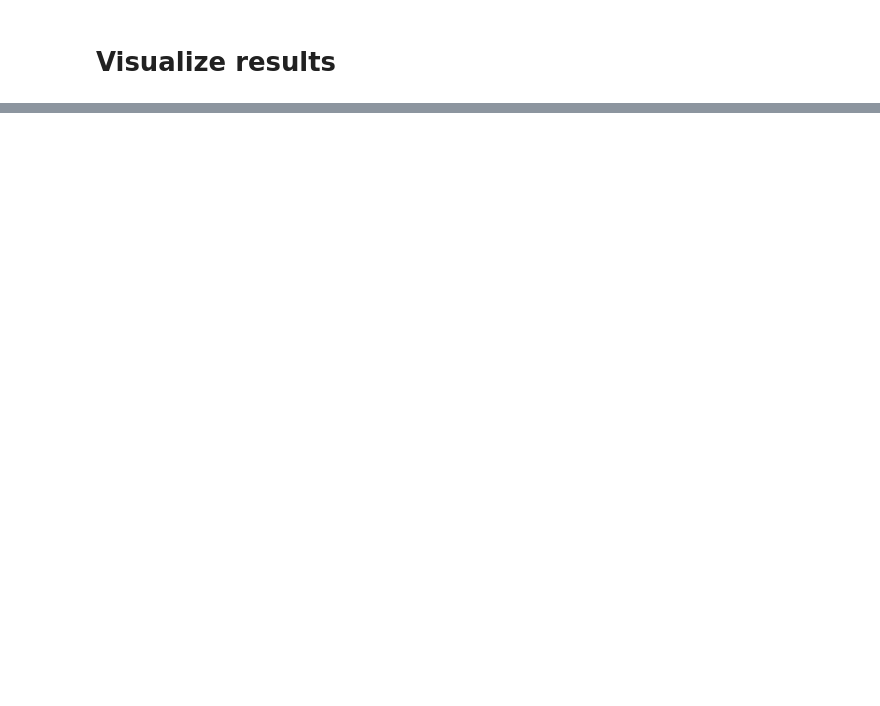
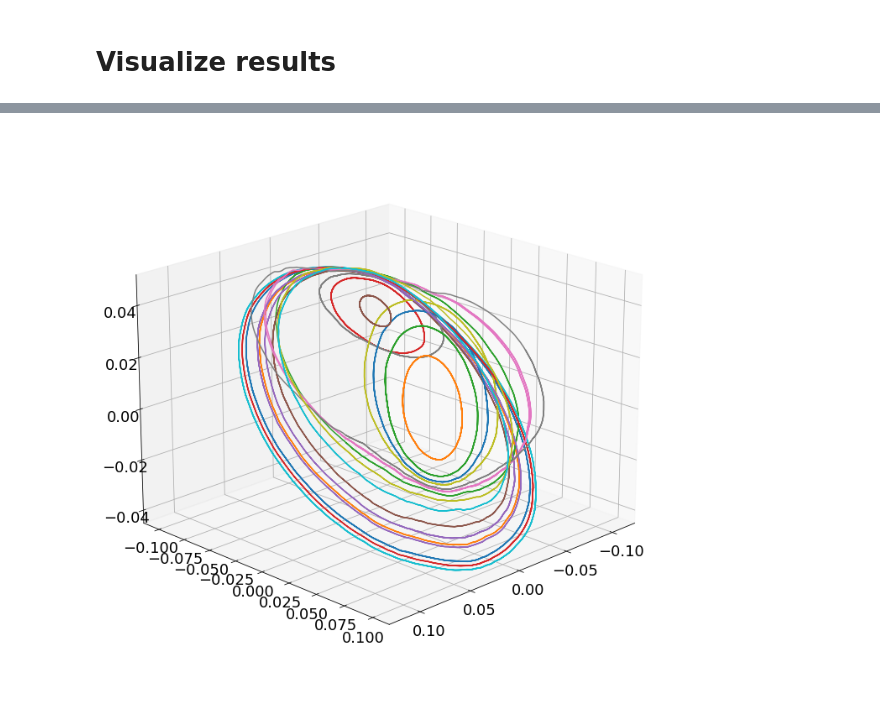
Before and after one commit to JayLago/DLDMD, a Jupyter notebook: examples/duffing/Analysis_Duffing.ipynb, the cells around one changed output, grey strips where cells are left out. Saved outputs shown, nothing was run; the diff lists cells and outputs as text; code cells hidden in the pictures; blank space fills up the shorter version.

```diff
--- a/examples/duffing/Analysis_Duffing.ipynb
+++ b/examples/duffing/Analysis_Duffing.ipynb
@@ -155,3 +158,13 @@ plt.show()
+# %%
+from mpl_toolkits.mplot3d import Axes3D
+fig = plt.figure(123, figsize=(12,12))
+ax = fig.add_subplot(1, 1, 1, projection='3d')
+for ii in range(0, y.shape[0], skip):
+    ax.plot3D(y[ii, :, 0], y[ii, :, 1], y[ii, :, 2])
+plt.gca().view_init(20, 45)
+plt.show()
+# %% [output]
+[figure, added]
 # %%
 ic = 10
 
```
Also changed, not shown: parts of 6 cells of this notebook, 10 other files.
